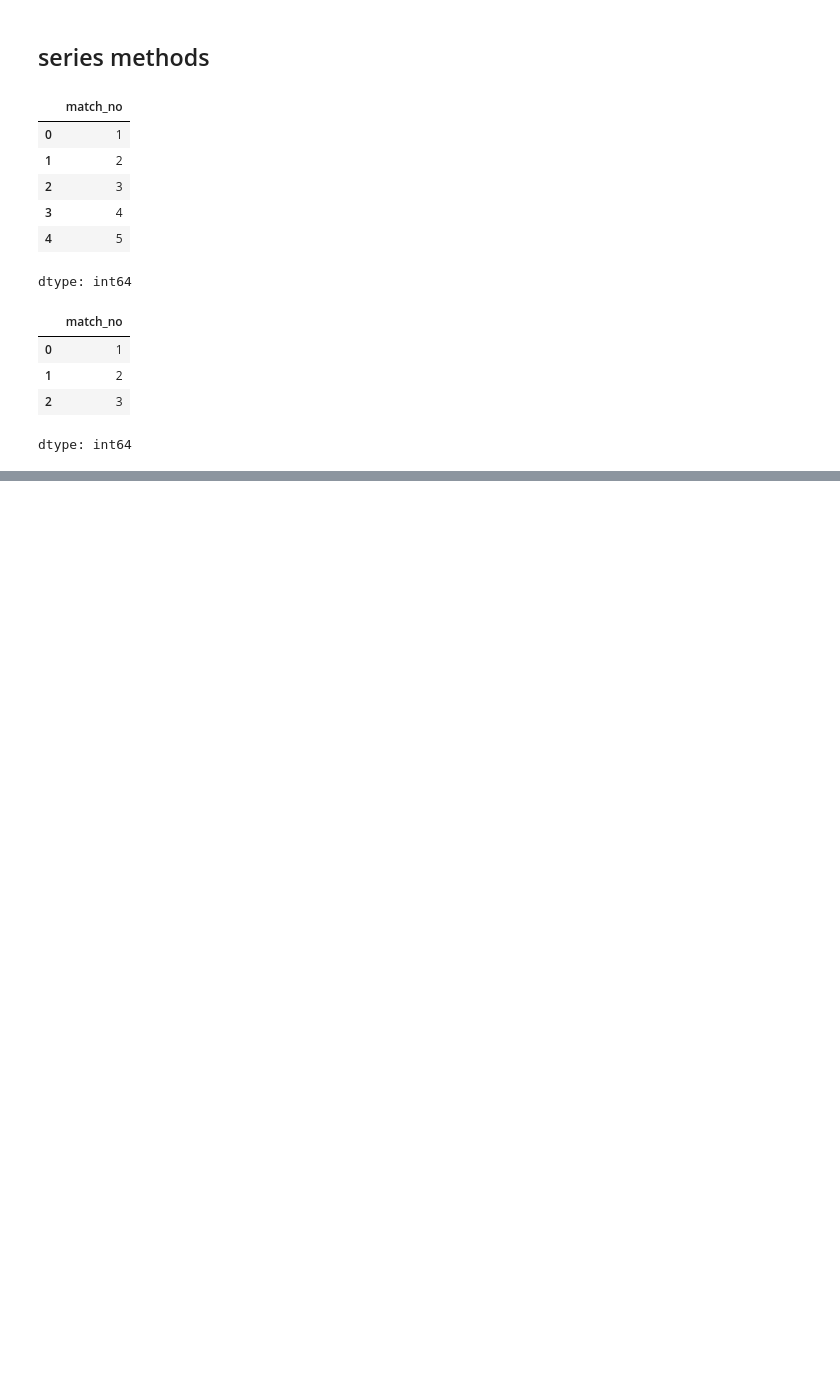
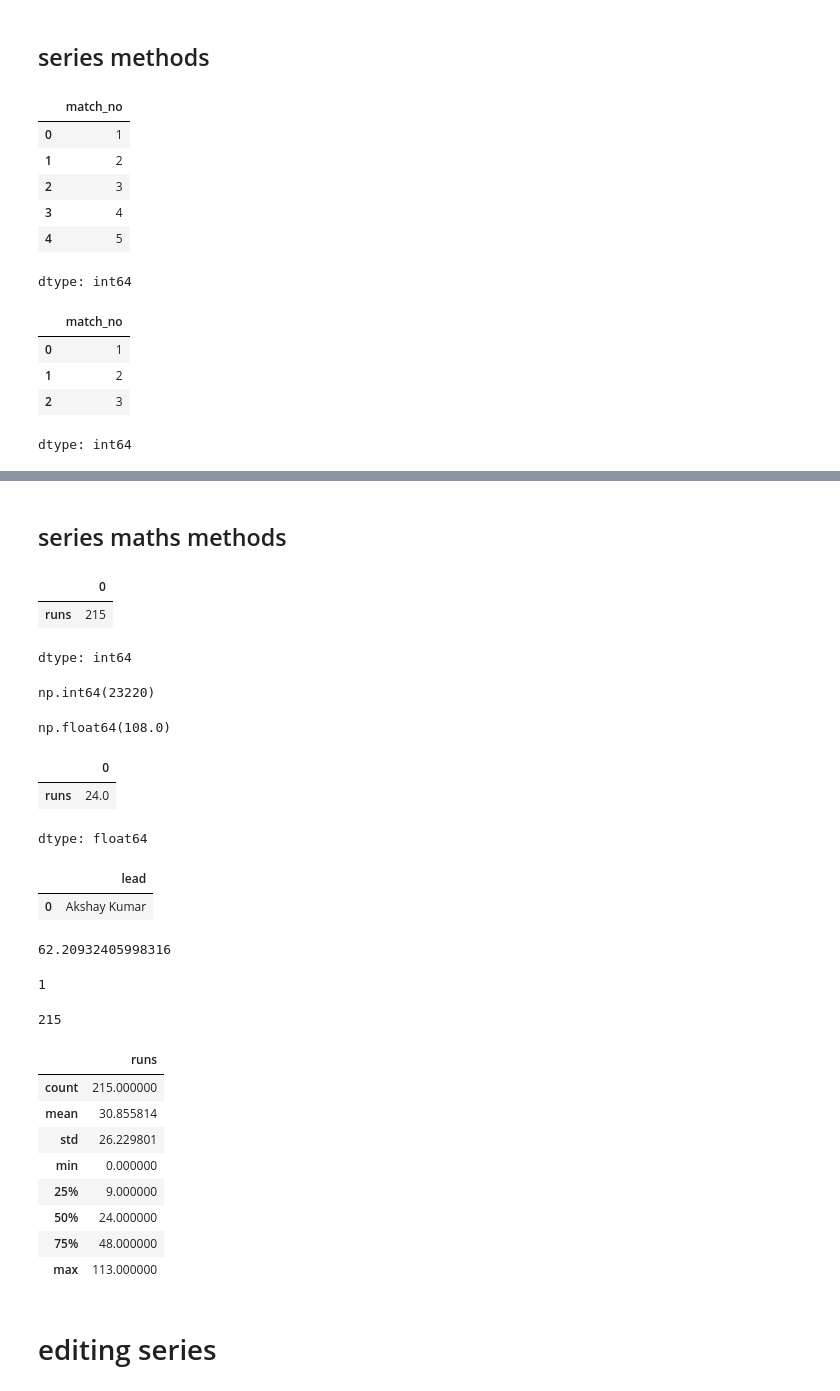
Before and after one commit to Swapn2/Data-Science-Learnings, a Jupyter notebook: panda_series.ipynb, the cells around one changed output, grey strips where cells are left out. Cells and saved outputs as stored; diff of their text form; code cells hidden in the pictures; blank space fills up the shorter version.

```diff
--- a/panda_series.ipynb
+++ b/panda_series.ipynb
@@ -228,0 +316,57 @@ dtype: int64
+# %% [markdown]
+## series maths methods
+# %%
+#count   # it doesnt count the missing values while size count the missing values also
+kohli.count()
+# %% [output]
+|  | 0 |
+| runs | 215 |
+dtype: int64
+# %%
+# sum
+subs.sum()
+# %% [output]
+np.int64(23220)
+# %%
+# mean median mode std var
+subs.mean()
+# %% [output]
+np.float64(108.0)
+# %%
+kohli.median()
+# %% [output]
+|  | 0 |
+| runs | 24.0 |
+dtype: float64
+# %%
+bollywood.mode()
+# %% [output]
+|  | lead |
+| 0 | Akshay Kumar |
+# %%
+subs.std()
+# %% [output]
+62.20932405998316
+# %%
+subs.min()
+# %% [output]
+1
+# %%
+subs.max()
+# %% [output]
+215
+# %%
+# describe
+kohli.describe()
+# %% [output]
+|  | runs |
+| count | 215.000000 |
+| mean | 30.855814 |
+| std | 26.229801 |
+| min | 0.000000 |
+| 25% | 9.000000 |
+| 50% | 24.000000 |
+| 75% | 48.000000 |
+| max | 113.000000 |
+# %% [markdown]
+# editing series
```
Also changed, not shown: parts of 6 cells of this notebook.
